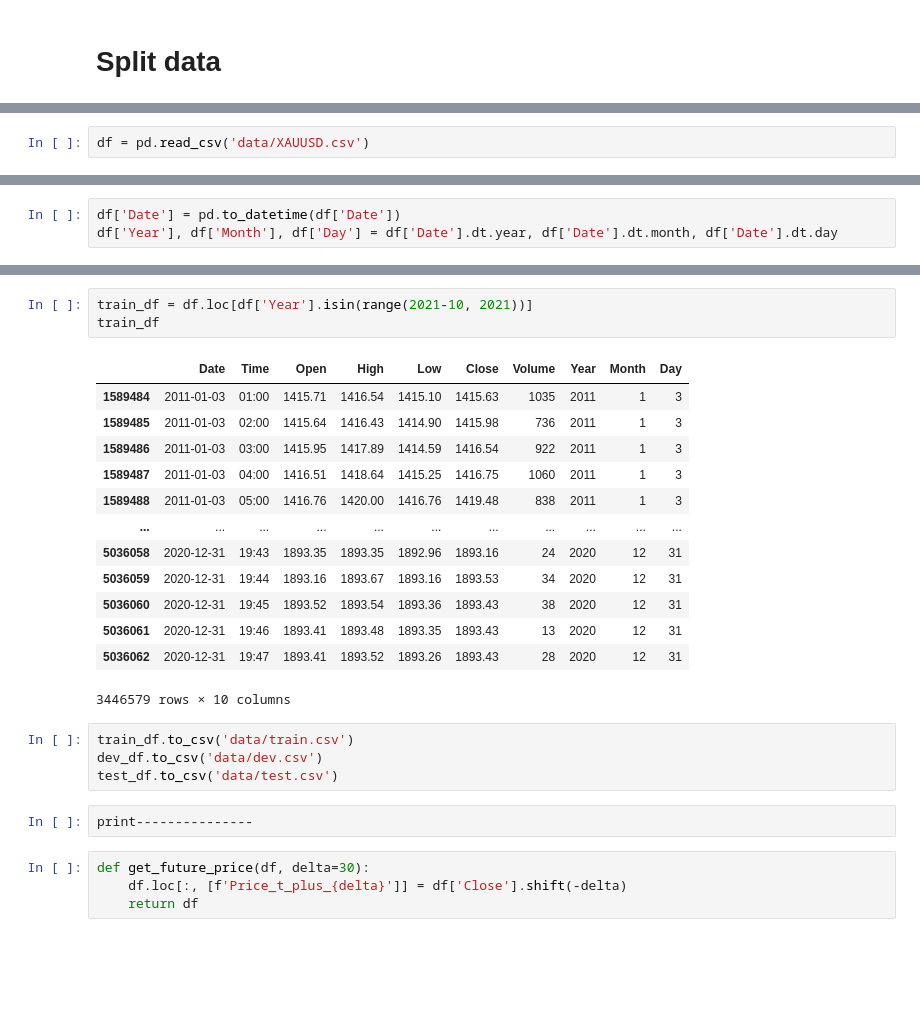
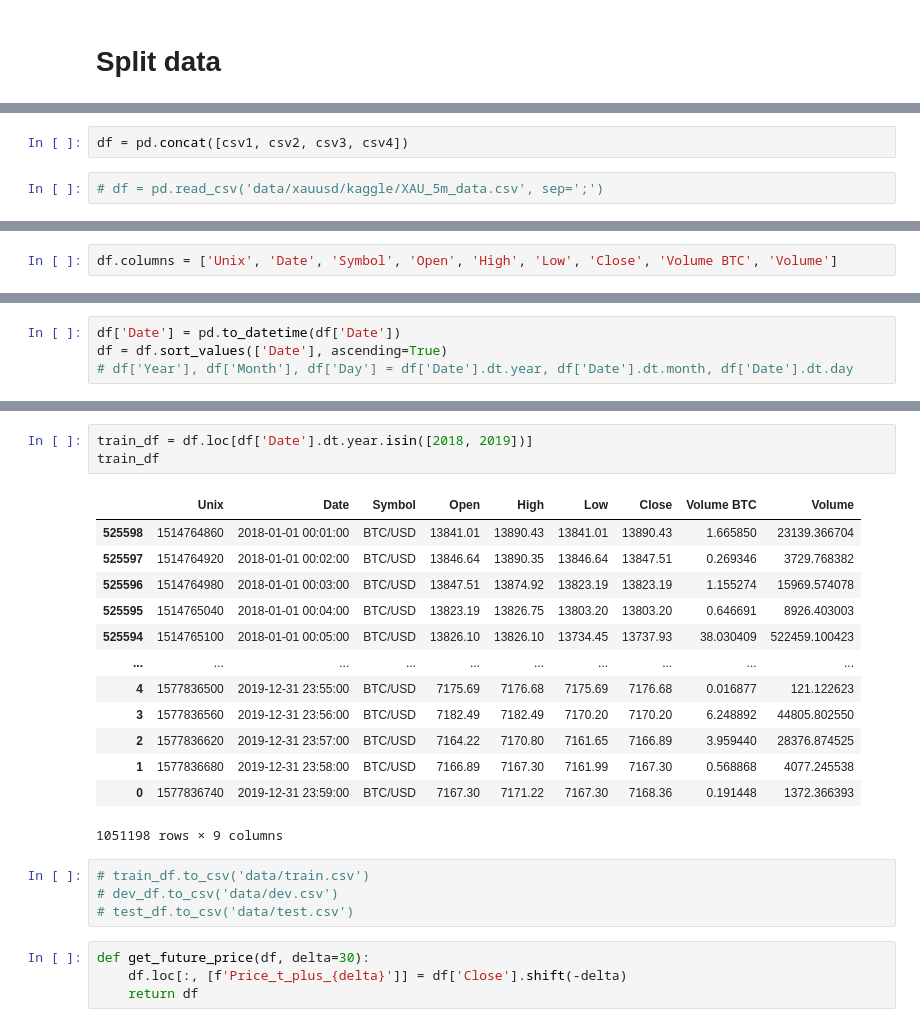
Before and after one commit to nguyenduchuyiu/xauusd-trading, a Jupyter notebook: labeling.ipynb, the cells around one changed output, grey strips where cells are left out. Saved outputs shown, nothing was run; the diff lists cells and outputs as text; blank space fills up the shorter version.

```diff
--- a/labeling.ipynb
+++ b/labeling.ipynb
@@ -7,5 +12,7 @@ import numpy as np
+# %%
+df = pd.concat([csv1, csv2, csv3, csv4])
 # %%
-df = pd.read_csv('data/XAUUSD.csv')
+# df = pd.read_csv('data/xauusd/kaggle/XAU_5m_data.csv', sep=';')
 # %%
 df
 # %% [output]
@@ -25,3 +32,5 @@ df
+# %%
+df.columns = ['Unix', 'Date', 'Symbol', 'Open', 'High', 'Low', 'Close', 'Volume BTC', 'Volume']
 # %%
 df.info()
 # %% [output]
@@ -42,6 +53,7 @@ memory usage: 347.9+ MB
 # %%
 df['Date'] = pd.to_datetime(df['Date'])
-df['Year'], df['Month'], df['Day'] = df['Date'].dt.year, df['Date'].dt.month, df['Date'].dt.day
+df = df.sort_values(['Date'], ascending=True)
+# df['Year'], df['Month'], df['Day'] = df['Date'].dt.year, df['Date'].dt.month, df['Date'].dt.day
 # %%
 df
 # %% [output]
@@ -95,26 +107,24 @@ dev_df
 # %%
-train_df = df.loc[df['Year'].isin(range(2021-10, 2021))]
+train_df = df.loc[df['Date'].dt.year.isin([2018, 2019])]
 train_df
 # %% [output]
-|  | Date | Time | Open | High | Low | Close | Volume | Year | Month | Day |
-| 1589484 | 2011-01-03 | 01:00 | 1415.71 | 1416.54 | 1415.10 | 1415.63 | 1035 | 2011 | 1 | 3 |
-| 1589485 | 2011-01-03 | 02:00 | 1415.64 | 1416.43 | 1414.90 | 1415.98 | 736 | 2011 | 1 | 3 |
-| 1589486 | 2011-01-03 | 03:00 | 1415.95 | 1417.89 | 1414.59 | 1416.54 | 922 | 2011 | 1 | 3 |
-| 1589487 | 2011-01-03 | 04:00 | 1416.51 | 1418.64 | 1415.25 | 1416.75 | 1060 | 2011 | 1 | 3 |
-| 1589488 | 2011-01-03 | 05:00 | 1416.76 | 1420.00 | 1416.76 | 1419.48 | 838 | 2011 | 1 | 3 |
-| ... | ... | ... | ... | ... | ... | ... | ... | ... | ... | ... |
-| 5036058 | 2020-12-31 | 19:43 | 1893.35 | 1893.35 | 1892.96 | 1893.16 | 24 | 2020 | 12 | 31 |
-| 5036059 | 2020-12-31 | 19:44 | 1893.16 | 1893.67 | 1893.16 | 1893.53 | 34 | 2020 | 12 | 31 |
-| 5036060 | 2020-12-31 | 19:45 | 1893.52 | 1893.54 | 1893.36 | 1893.43 | 38 | 2020 | 12 | 31 |
-| 5036061 | 2020-12-31 | 19:46 | 1893.41 | 1893.48 | 1893.35 | 1893.43 | 13 | 2020 | 12 | 31 |
-| 5036062 | 2020-12-31 | 19:47 | 1893.41 | 1893.52 | 1893.26 | 1893.43 | 28 | 2020 | 12 | 31 |
+|  | Unix | Date | Symbol | Open | High | Low | Close | Volume BTC | Volume |
+| 525598 | 1514764860 | 2018-01-01 00:01:00 | BTC/USD | 13841.01 | 13890.43 | 13841.01 | 13890.43 | 1.665850 | 23139.366704 |
+| 525597 | 1514764920 | 2018-01-01 00:02:00 | BTC/USD | 13846.64 | 13890.35 | 13846.64 | 13847.51 | 0.269346 | 3729.768382 |
+| 525596 | 1514764980 | 2018-01-01 00:03:00 | BTC/USD | 13847.51 | 13874.92 | 13823.19 | 13823.19 | 1.155274 | 15969.574078 |
+| 525595 | 1514765040 | 2018-01-01 00:04:00 | BTC/USD | 13823.19 | 13826.75 | 13803.20 | 13803.20 | 0.646691 | 8926.403003 |
+| 525594 | 1514765100 | 2018-01-01 00:05:00 | BTC/USD | 13826.10 | 13826.10 | 13734.45 | 13737.93 | 38.030409 | 522459.100423 |
+| ... | ... | ... | ... | ... | ... | ... | ... | ... | ... |
+| 4 | 1577836500 | 2019-12-31 23:55:00 | BTC/USD | 7175.69 | 7176.68 | 7175.69 | 7176.68 | 0.016877 | 121.122623 |
+| 3 | 1577836560 | 2019-12-31 23:56:00 | BTC/USD | 7182.49 | 7182.49 | 7170.20 | 7170.20 | 6.248892 | 44805.802550 |
+| 2 | 1577836620 | 2019-12-31 23:57:00 | BTC/USD | 7164.22 | 7170.80 | 7161.65 | 7166.89 | 3.959440 | 28376.874525 |
+| 1 | 1577836680 | 2019-12-31 23:58:00 | BTC/USD | 7166.89 | 7167.30 | 7161.99 | 7167.30 | 0.568868 | 4077.245538 |
+| 0 | 1577836740 | 2019-12-31 23:59:00 | BTC/USD | 7167.30 | 7171.22 | 7167.30 | 7168.36 | 0.191448 | 1372.366393 |
-3446579 rows × 10 columns
+1051198 rows × 9 columns
 # %%
-train_df.to_csv('data/train.csv')
-dev_df.to_csv('data/dev.csv')
-test_df.to_csv('data/test.csv')
+# train_df.to_csv('data/train.csv')
+# dev_df.to_csv('data/dev.csv')
+# test_df.to_csv('data/test.csv')
-# %%
-print---------------
 # %%
 def get_future_price(df, delta=30):
     df.loc[:, [f'Price_t_plus_{delta}']] = df['Close'].shift(-delta)
```
Also changed, not shown: parts of 20 cells of this notebook, 4 other files.
